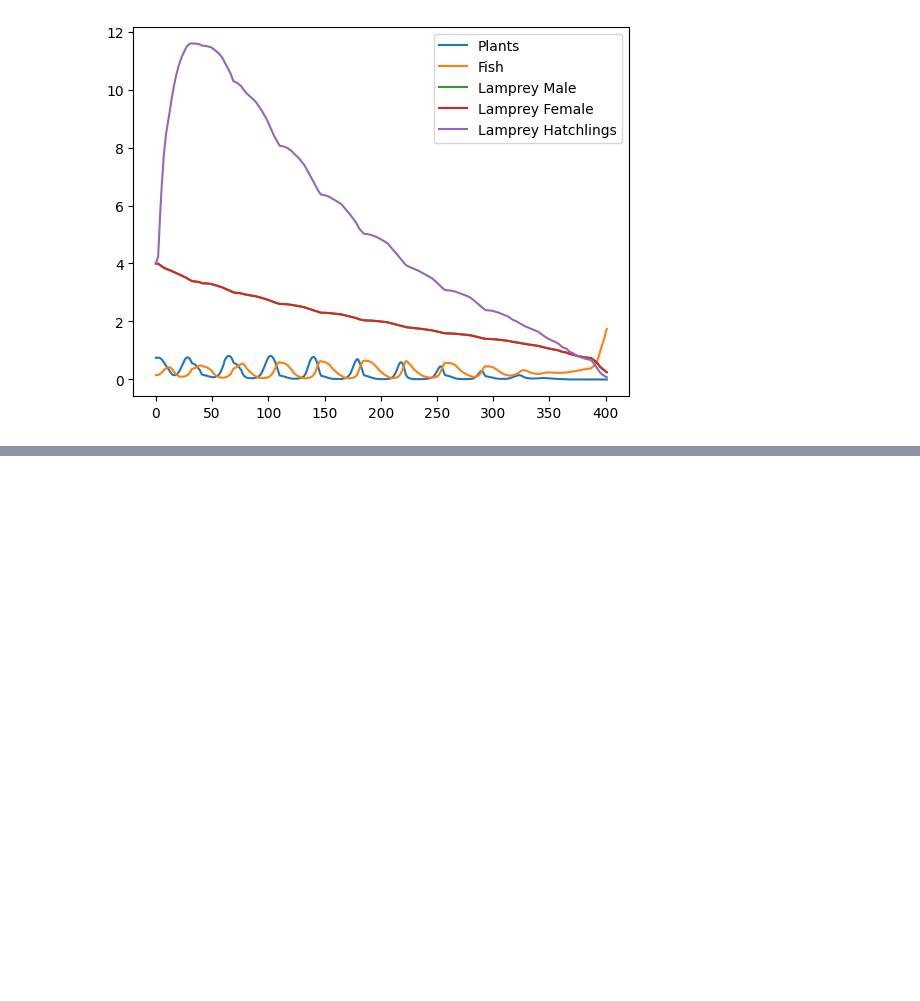
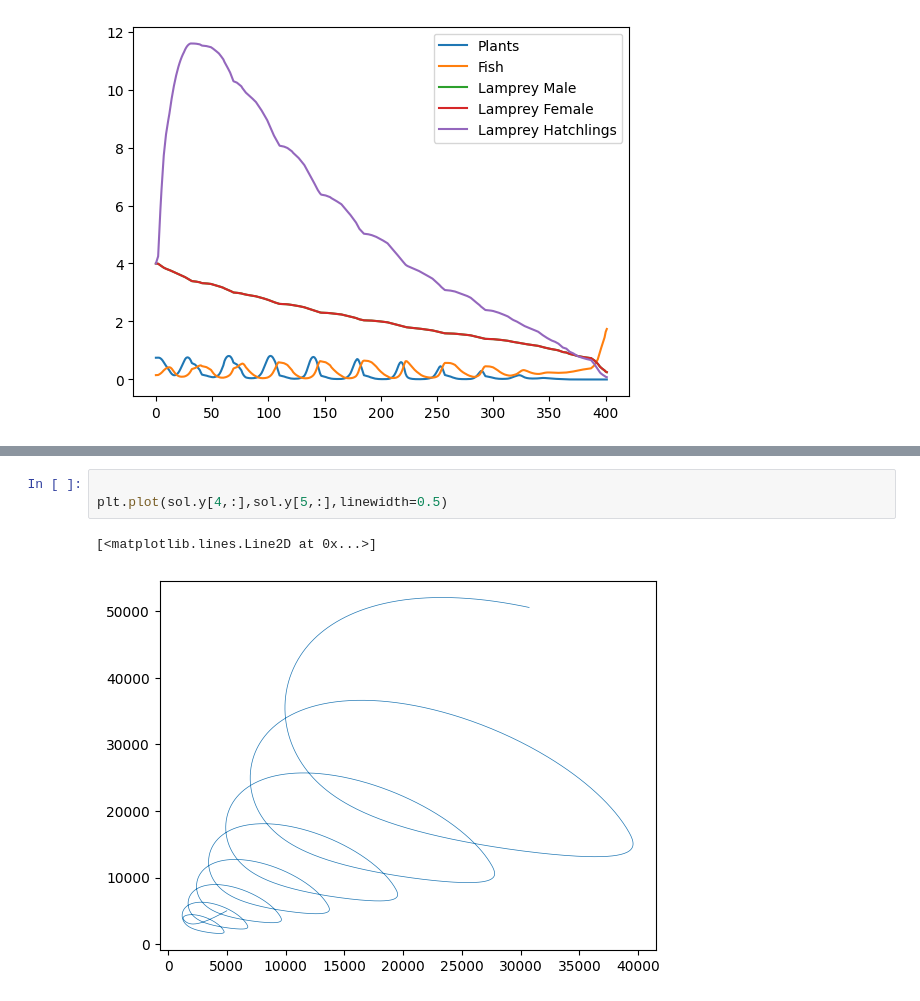
Before and after one commit to AlexanderNez/MCM_2024, a Jupyter notebook: FoodChain.ipynb, the cells around one changed output, grey strips where cells are left out. Cells and saved outputs as stored; diff of their text form; blank space fills up the shorter version.

```diff
--- a/FoodChain.ipynb
+++ b/FoodChain.ipynb
@@ -109,0 +236,6 @@ plt.legend()
+# %%
+
+plt.plot(sol.y[4,:],sol.y[5,:],linewidth=0.5)
+# %% [output]
+[<matplotlib.lines.Line2D at 0x...>]
+[figure, added]
```
Also changed, not shown: parts of 3 cells of this notebook.
